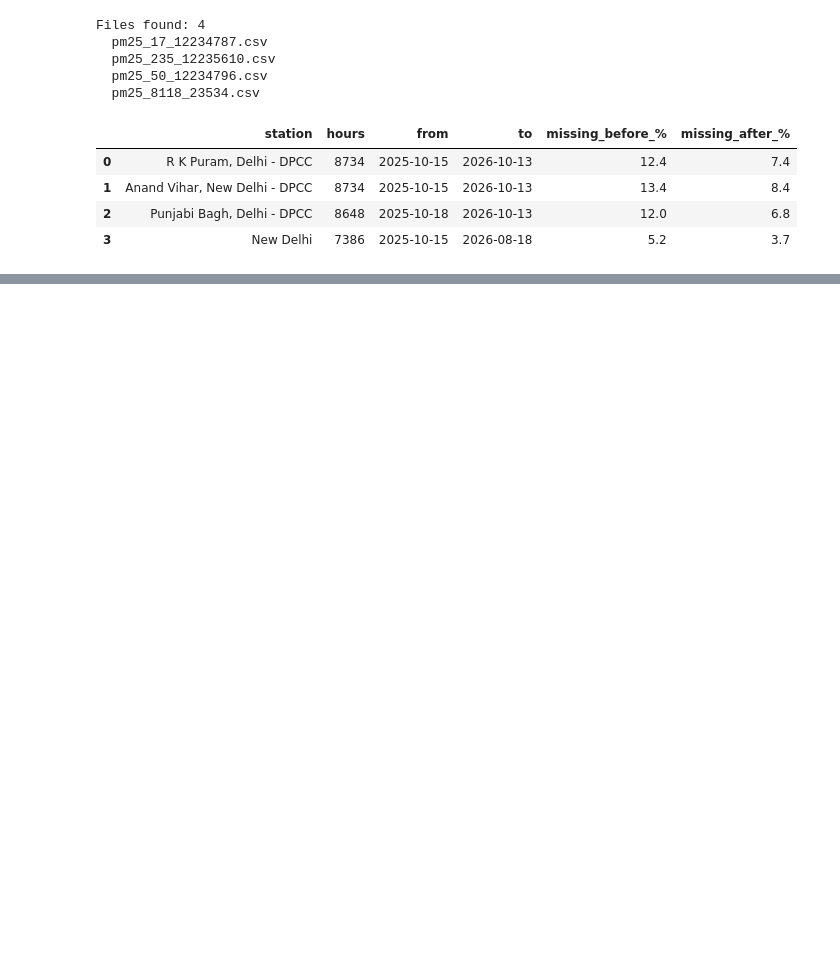
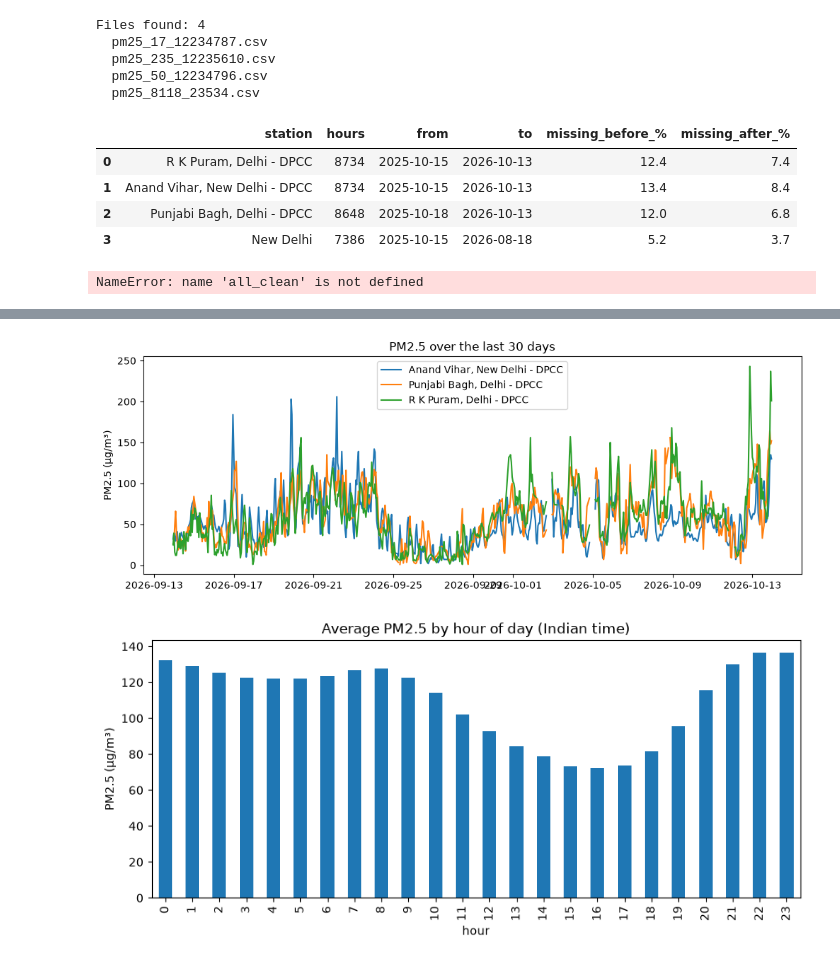
Before and after one commit to abhi0951singh-svg/aqi-forecast-delhi, a Jupyter notebook: notebooks/02_clean_and_explore.ipynb, the cells around one changed output, grey strips where cells are left out. Drawn from its saved outputs; the diff is of its cells as text; code cells hidden in the pictures; blank space fills up the shorter version.

Commit message:
Clean hourly PM2.5 data and add first plots

```diff
--- a/notebooks/02_clean_and_explore.ipynb
+++ b/notebooks/02_clean_and_explore.ipynb
@@ -63,3 +63,77 @@ pd.DataFrame(summary)
 | 1 | Anand Vihar, New Delhi - DPCC | 8734 | 2025-10-15 | 2026-10-13 | 13.4 | 8.4 |
 | 2 | Punjabi Bagh, Delhi - DPCC | 8648 | 2025-10-18 | 2026-10-13 | 12.0 | 6.8 |
 | 3 | New Delhi | 7386 | 2025-10-15 | 2026-08-18 | 5.2 | 3.7 |
+# %%
+last30 = all_clean[all_clean["time"] >= all_clean["time"].max() - pd.Timedelta(days=30)]
+
+fig, ax = plt.subplots(figsize=(12, 4))
+for st, g in last30.groupby("station"):
+    ax.plot(g["time"], g["pm25"], label=st)
+ax.set_title("PM2.5 over the last 30 days")
+ax.set_ylabel("PM2.5 (µg/m³)")
+ax.legend()
+plt.show()
+# %% [output]
+NameError: name 'all_clean' is not defined
+# %%
+import pandas as pd
+import matplotlib.pyplot as plt
+from pathlib import Path
+from dotenv import find_dotenv
+
+ROOT = Path(find_dotenv()).parent
+RAW_DIR = ROOT / "data" / "raw"
+PROC_DIR = ROOT / "data" / "processed"
+PROC_DIR.mkdir(parents=True, exist_ok=True)
+
+files = sorted(RAW_DIR.glob("pm25_*.csv"))
+print("Files found:", len(files))
+
+# ---- cleaning ----
+frames, summary = [], []
+for f in files:
+    df = pd.read_csv(f)
+    station = df["station"].iloc[0]
+    df["time_utc"] = pd.to_datetime(df["time_utc"], utc=True)
+    df = df[(df["pm25"] >= 0) & (df["pm25"] <= 1000)]
+    df["time"] = df["time_utc"].dt.tz_convert("Asia/Kolkata")
+    s = df.set_index("time")["pm25"].sort_index()
+    s = s[~s.index.duplicated()]
+    full = s.resample("h").mean()
+    missing_before = full.isna().mean() * 100
+    full = full.interpolate(limit=3)
+    missing_after = full.isna().mean() * 100
+
+    out = full.rename("pm25").reset_index()
+    out["station"] = station
+    frames.append(out)
+    summary.append({
+        "station": station,
+        "hours": len(full),
+        "from": full.index.min().date(),
+        "to": full.index.max().date(),
+        "missing_before_%": round(missing_before, 1),
+        "missing_after_%": round(missing_after, 1),
+    })
+
+all_clean = pd.concat(frames, ignore_index=True)
+all_clean.to_csv(PROC_DIR / "pm25_hourly_clean.csv", index=False)
+print(pd.DataFrame(summary))
+
+# ---- chart 1: last 30 days ----
+last30 = all_clean[all_clean["time"] >= all_clean["time"].max() - pd.Timedelta(days=30)]
+fig, ax = plt.subplots(figsize=(12, 4))
+for st, g in last30.groupby("station"):
+    ax.plot(g["time"], g["pm25"], label=st)
+ax.set_title("PM2.5 over the last 30 days")
+ax.set_ylabel("PM2.5 (µg/m³)")
+ax.legend()
+plt.show()
+
+# ---- chart 2: average by hour of day ----
+all_clean["hour"] = all_clean["time"].dt.hour
+all_clean.groupby("hour")["pm25"].mean().plot(kind="bar", figsize=(10, 4))
+plt.title("Average PM2.5 by hour of day (Indian time)")
+plt.ylabel("PM2.5 (µg/m³)")
+plt.show()
+# %% [output]
@@ -65,0 +152,2 @@ pd.DataFrame(summary)
+[figure, added]
+[figure, added]
```
Also changed, not shown: parts of 1 cell of this notebook.
